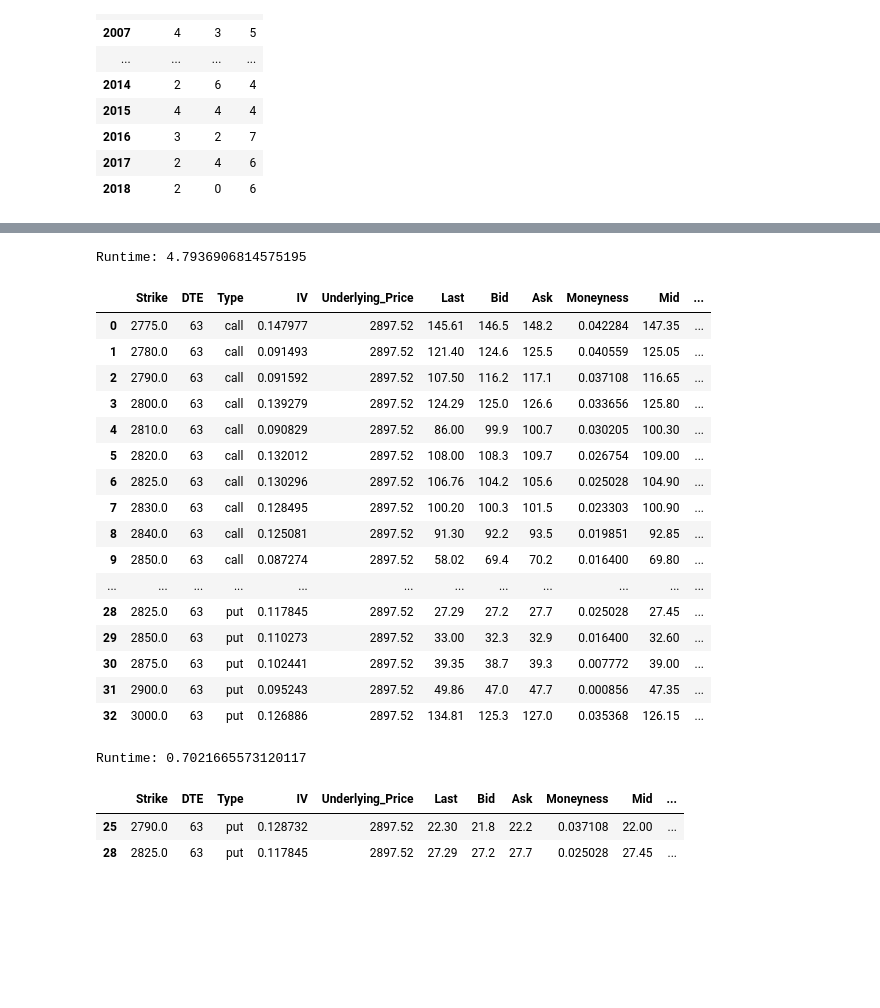
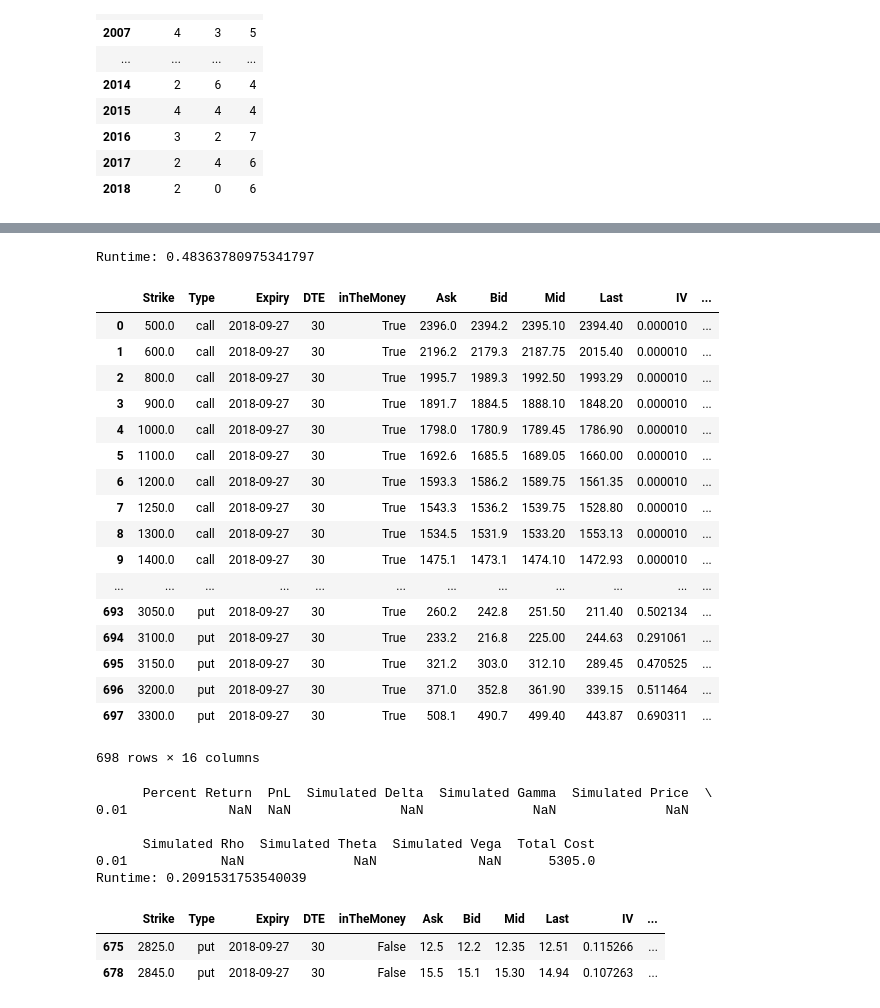
Before and after one commit to auto-d1dact/SPX-Put-Selling, a Jupyter notebook: Live Data Pulling/Options Pulling/ideas_test.ipynb, the cells around one changed output, grey strips where cells are left out. Saved outputs shown, nothing was run; the diff lists cells and outputs as text; code cells hidden in the pictures; blank space fills up the shorter version.

```diff
--- a/Live Data Pulling/Options Pulling/ideas_test.ipynb
+++ b/Live Data Pulling/Options Pulling/ideas_test.ipynb
@@ -369,3 +369,11 @@ def ev_calc(contracts, positions, holding_days, price_stds = 5, day_format = 'tr
                           index = [0])
 
     return out_df
+# %%
+raw_options = yahoo_options_query('^SPX', 40, 20)
+raw_options.columns = ['Strike', 'Type', 'Expiry', 'DTE',
+                       'inTheMoney', 'Ask', 'Bid', 'Mid',
+                       'Last', 'IV', 'Underlying_Price']
+raw_options = raw_options.replace('c','call')
+raw_options = raw_options.replace('p','put')
+raw_options
@@ -372,37 +401,38 @@ def ev_calc(contracts, positions, holding_days, price_stds = 5, day_format = 'tr
 # %%
 import time
 import warnings
 warnings.filterwarnings('ignore')
 
 start_time = time.time()
 
-raw_options = all_options('^SPX', 90, 60, 0.05)
-greeks = all_greeks(raw_options)
+raw = raw_options.copy()
+greeks = all_greeks(raw)
 
 end_time = time.time()
 
 print("Runtime: {}".format(end_time - start_time))
 
 greeks
 # %% [output]
-Runtime: 4.7936906814575195
+Runtime: 0.48363780975341797
-|  | Strike | DTE | Type | IV | Underlying_Price | Last | Bid | Ask | Moneyness | Mid | ... |
-| 0 | 2775.0 | 63 | call | 0.147977 | 2897.52 | 145.61 | 146.5 | 148.2 | 0.042284 | 147.35 | ... |
-| 1 | 2780.0 | 63 | call | 0.091493 | 2897.52 | 121.40 | 124.6 | 125.5 | 0.040559 | 125.05 | ... |
-| 2 | 2790.0 | 63 | call | 0.091592 | 2897.52 | 107.50 | 116.2 | 117.1 | 0.037108 | 116.65 | ... |
-| 3 | 2800.0 | 63 | call | 0.139279 | 2897.52 | 124.29 | 125.0 | 126.6 | 0.033656 | 125.80 | ... |
-| 4 | 2810.0 | 63 | call | 0.090829 | 2897.52 | 86.00 | 99.9 | 100.7 | 0.030205 | 100.30 | ... |
-| 5 | 2820.0 | 63 | call | 0.132012 | 2897.52 | 108.00 | 108.3 | 109.7 | 0.026754 | 109.00 | ... |
-| 6 | 2825.0 | 63 | call | 0.130296 | 2897.52 | 106.76 | 104.2 | 105.6 | 0.025028 | 104.90 | ... |
-| 7 | 2830.0 | 63 | call | 0.128495 | 2897.52 | 100.20 | 100.3 | 101.5 | 0.023303 | 100.90 | ... |
-| 8 | 2840.0 | 63 | call | 0.125081 | 2897.52 | 91.30 | 92.2 | 93.5 | 0.019851 | 92.85 | ... |
-| 9 | 2850.0 | 63 | call | 0.087274 | 2897.52 | 58.02 | 69.4 | 70.2 | 0.016400 | 69.80 | ... |
+|  | Strike | Type | Expiry | DTE | inTheMoney | Ask | Bid | Mid | Last | IV | ... |
+| 0 | 500.0 | call | 2018-09-27 | 30 | True | 2396.0 | 2394.2 | 2395.10 | 2394.40 | 0.000010 | ... |
+| 1 | 600.0 | call | 2018-09-27 | 30 | True | 2196.2 | 2179.3 | 2187.75 | 2015.40 | 0.000010 | ... |
+| 2 | 800.0 | call | 2018-09-27 | 30 | True | 1995.7 | 1989.3 | 1992.50 | 1993.29 | 0.000010 | ... |
+| 3 | 900.0 | call | 2018-09-27 | 30 | True | 1891.7 | 1884.5 | 1888.10 | 1848.20 | 0.000010 | ... |
+| 4 | 1000.0 | call | 2018-09-27 | 30 | True | 1798.0 | 1780.9 | 1789.45 | 1786.90 | 0.000010 | ... |
+| 5 | 1100.0 | call | 2018-09-27 | 30 | True | 1692.6 | 1685.5 | 1689.05 | 1660.00 | 0.000010 | ... |
+| 6 | 1200.0 | call | 2018-09-27 | 30 | True | 1593.3 | 1586.2 | 1589.75 | 1561.35 | 0.000010 | ... |
+| 7 | 1250.0 | call | 2018-09-27 | 30 | True | 1543.3 | 1536.2 | 1539.75 | 1528.80 | 0.000010 | ... |
+| 8 | 1300.0 | call | 2018-09-27 | 30 | True | 1534.5 | 1531.9 | 1533.20 | 1553.13 | 0.000010 | ... |
+| 9 | 1400.0 | call | 2018-09-27 | 30 | True | 1475.1 | 1473.1 | 1474.10 | 1472.93 | 0.000010 | ... |
 | ... | ... | ... | ... | ... | ... | ... | ... | ... | ... | ... | ... |
-| 28 | 2825.0 | 63 | put | 0.117845 | 2897.52 | 27.29 | 27.2 | 27.7 | 0.025028 | 27.45 | ... |
-| 29 | 2850.0 | 63 | put | 0.110273 | 2897.52 | 33.00 | 32.3 | 32.9 | 0.016400 | 32.60 | ... |
-| 30 | 2875.0 | 63 | put | 0.102441 | 2897.52 | 39.35 | 38.7 | 39.3 | 0.007772 | 39.00 | ... |
-| 31 | 2900.0 | 63 | put | 0.095243 | 2897.52 | 49.86 | 47.0 | 47.7 | 0.000856 | 47.35 | ... |
-| 32 | 3000.0 | 63 | put | 0.126886 | 2897.52 | 134.81 | 125.3 | 127.0 | 0.035368 | 126.15 | ... |
+| 693 | 3050.0 | put | 2018-09-27 | 30 | True | 260.2 | 242.8 | 251.50 | 211.40 | 0.502134 | ... |
+| 694 | 3100.0 | put | 2018-09-27 | 30 | True | 233.2 | 216.8 | 225.00 | 244.63 | 0.291061 | ... |
+| 695 | 3150.0 | put | 2018-09-27 | 30 | True | 321.2 | 303.0 | 312.10 | 289.45 | 0.470525 | ... |
+| 696 | 3200.0 | put | 2018-09-27 | 30 | True | 371.0 | 352.8 | 361.90 | 339.15 | 0.511464 | ... |
+| 697 | 3300.0 | put | 2018-09-27 | 30 | True | 508.1 | 490.7 | 499.40 | 443.87 | 0.690311 | ... |
+698 rows × 16 columns
 # %%
 def position_sim(position_df, holdings, shares,
                  price_change, vol_change, dte_change, output = 'All',
@@ -442,19 +472,24 @@ def position_sim(position_df, holdings, shares,
 # %%
 start_time = time.time()
 
-position_sim(test, [3, -1], 0, -0.01, 0.01, 20)
+print(position_sim(position_df, [3, -1], 0, -0.01, 0.01, 20))
 
 
 end_time = time.time()
 print("Runtime: {}".format(end_time - start_time))
 # %% [output]
-Runtime: 0.7021665573120117
+      Percent Return  PnL  Simulated Delta  Simulated Gamma  Simulated Price  \
+0.01             NaN  NaN              NaN              NaN              NaN
+
+      Simulated Rho  Simulated Theta  Simulated Vega  Total Cost
+0.01            NaN              NaN             NaN      5305.0
+Runtime: 0.2091531753540039
 # %%
-position_df = greeks.loc[[25,28]]
+position_df = greeks.loc[[675,678]]
 position_df
 # %% [output]
-|  | Strike | DTE | Type | IV | Underlying_Price | Last | Bid | Ask | Moneyness | Mid | ... |
-| 25 | 2790.0 | 63 | put | 0.128732 | 2897.52 | 22.30 | 21.8 | 22.2 | 0.037108 | 22.00 | ... |
-| 28 | 2825.0 | 63 | put | 0.117845 | 2897.52 | 27.29 | 27.2 | 27.7 | 0.025028 | 27.45 | ... |
+|  | Strike | Type | Expiry | DTE | inTheMoney | Ask | Bid | Mid | Last | IV | ... |
+| 675 | 2825.0 | put | 2018-09-27 | 30 | False | 12.5 | 12.2 | 12.35 | 12.51 | 0.115266 | ... |
+| 678 | 2845.0 | put | 2018-09-27 | 30 | False | 15.5 | 15.1 | 15.30 | 14.94 | 0.107263 | ... |
 # %%
 price_change = [-0.03, 0.03]
```
Also changed, not shown: parts of 7 cells of this notebook, 1 other file.
